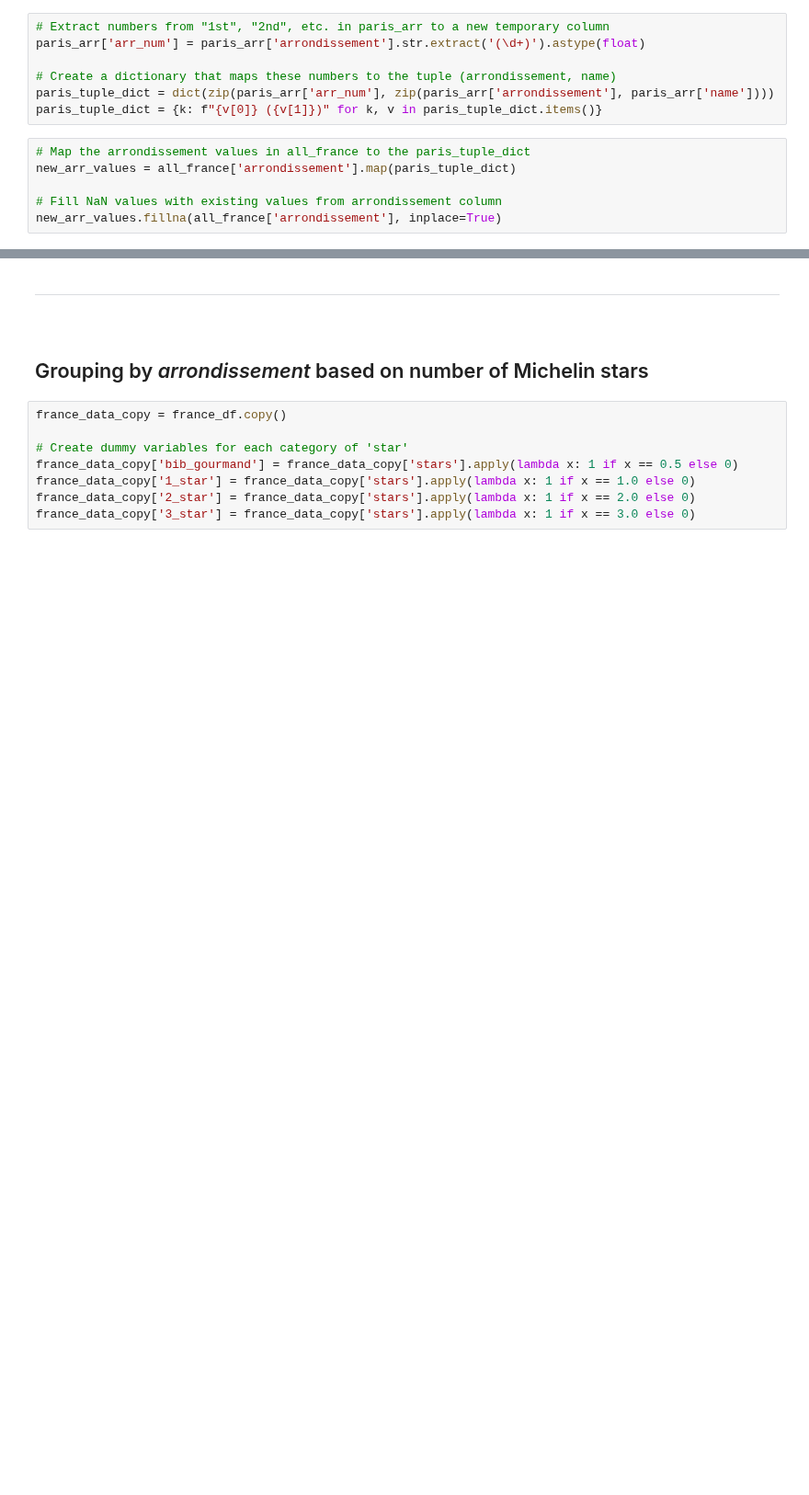
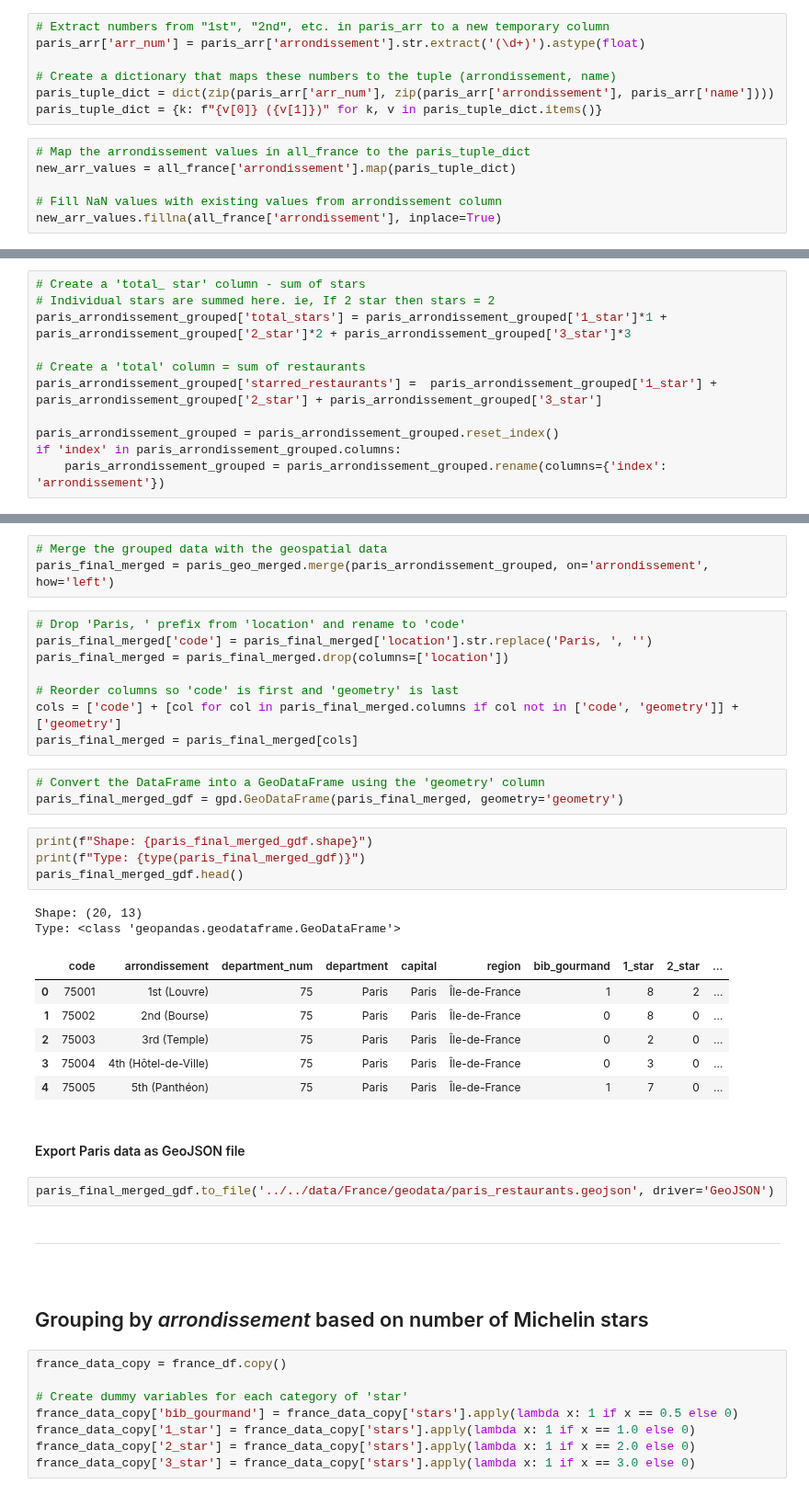
Before and after one commit to pineapple-bois/Michelin_Rated_Restaurants, a Jupyter notebook: Years/2024/Notebooks/France/France_Arrondissements.ipynb, the cells around one changed output, grey strips where cells are left out. Shown at 92% size. Cells and saved outputs as stored; diff of their text form; blank space fills up the shorter version.

```diff
--- a/Years/2024/Notebooks/France/France_Arrondissements.ipynb
+++ b/Years/2024/Notebooks/France/France_Arrondissements.ipynb
@@ -348,0 +529,11 @@ all_france.to_csv('../../data/France/all_restaurants(arrondissements).csv', inde
+# %%
+# Create a 'total_ star' column - sum of stars
+# Individual stars are summed here. ie, If 2 star then stars = 2
+paris_arrondissement_grouped['total_stars'] = paris_arrondissement_grouped['1_star']*1 + paris_arrondissement_grouped['2_star']*2 + paris_arrondissement_grouped['3_star']*3
+
+# Create a 'total' column = sum of restaurants
+paris_arrondissement_grouped['starred_restaurants'] =  paris_arrondissement_grouped['1_star'] + paris_arrondissement_grouped['2_star'] + paris_arrondissement_grouped['3_star']
+
+paris_arrondissement_grouped = paris_arrondissement_grouped.reset_index()
+if 'index' in paris_arrondissement_grouped.columns:
+    paris_arrondissement_grouped = paris_arrondissement_grouped.rename(columns={'index': 'arrondissement'})
@@ -349,3 +551,34 @@ all_france.to_csv('../../data/France/all_restaurants(arrondissements).csv', inde
+# %%
+# Merge the grouped data with the geospatial data
+paris_final_merged = paris_geo_merged.merge(paris_arrondissement_grouped, on='arrondissement', how='left')
+# %%
+# Drop 'Paris, ' prefix from 'location' and rename to 'code'
+paris_final_merged['code'] = paris_final_merged['location'].str.replace('Paris, ', '')
+paris_final_merged = paris_final_merged.drop(columns=['location'])
+
+# Reorder columns so 'code' is first and 'geometry' is last
+cols = ['code'] + [col for col in paris_final_merged.columns if col not in ['code', 'geometry']] + ['geometry']
+paris_final_merged = paris_final_merged[cols]
+# %%
+# Convert the DataFrame into a GeoDataFrame using the 'geometry' column
+paris_final_merged_gdf = gpd.GeoDataFrame(paris_final_merged, geometry='geometry')
+# %%
+print(f"Shape: {paris_final_merged_gdf.shape}")
+print(f"Type: {type(paris_final_merged_gdf)}")
+paris_final_merged_gdf.head()
+# %% [output]
+Shape: (20, 13)
+Type: <class 'geopandas.geodataframe.GeoDataFrame'>
+|  | code | arrondissement | department_num | department | capital | region | bib_gourmand | 1_star | 2_star | ... |
+| 0 | 75001 | 1st (Louvre) | 75 | Paris | Paris | Île-de-France | 1 | 8 | 2 | ... |
+| 1 | 75002 | 2nd (Bourse) | 75 | Paris | Paris | Île-de-France | 0 | 8 | 0 | ... |
+| 2 | 75003 | 3rd (Temple) | 75 | Paris | Paris | Île-de-France | 0 | 2 | 0 | ... |
+| 3 | 75004 | 4th (Hôtel-de-Ville) | 75 | Paris | Paris | Île-de-France | 0 | 3 | 0 | ... |
+| 4 | 75005 | 5th (Panthéon) | 75 | Paris | Paris | Île-de-France | 1 | 7 | 0 | ... |
+# %% [markdown]
+#### Export Paris data as GeoJSON file
+# %%
+paris_final_merged_gdf.to_file('../../data/France/geodata/paris_restaurants.geojson', driver='GeoJSON')
 # %% [markdown]
 ----
 &nbsp;
```
Also changed, not shown: parts of 32 cells of this notebook, 1 other file.
